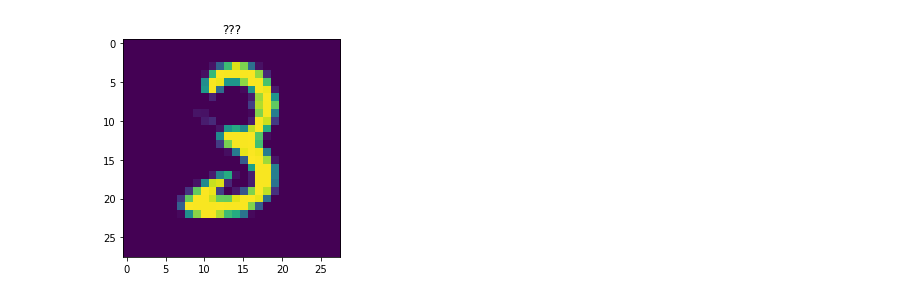
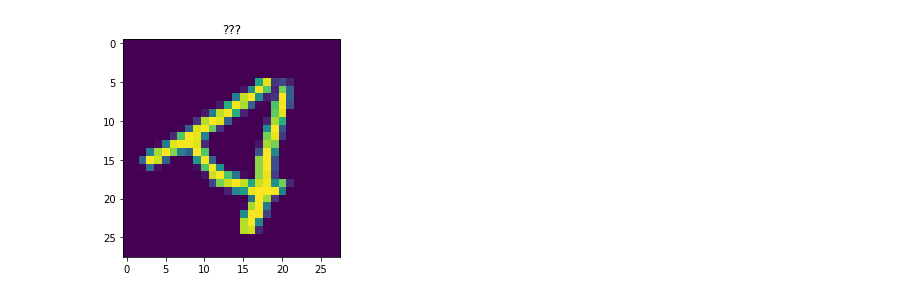
Before and after one commit to phildeutsch/fast.ai, a Jupyter notebook: digits.ipynb, the cells around one changed output. Saved outputs shown, nothing was run; the diff lists cells and outputs as text; code cells hidden in the pictures.

```diff
--- a/digits.ipynb
+++ b/digits.ipynb
@@ -50,4 +45,4 @@ plot_digit(digits_train[3], labels_train[3])
-# %%
-plot_digit(digits_test[4], '???')
-# %% [output]
-[figure, removed]
+# %%
+plot_digit(X_test[3], '???')
+# %% [output]
+[figure, added]
```
Also changed, not shown: parts of 19 cells of this notebook.
